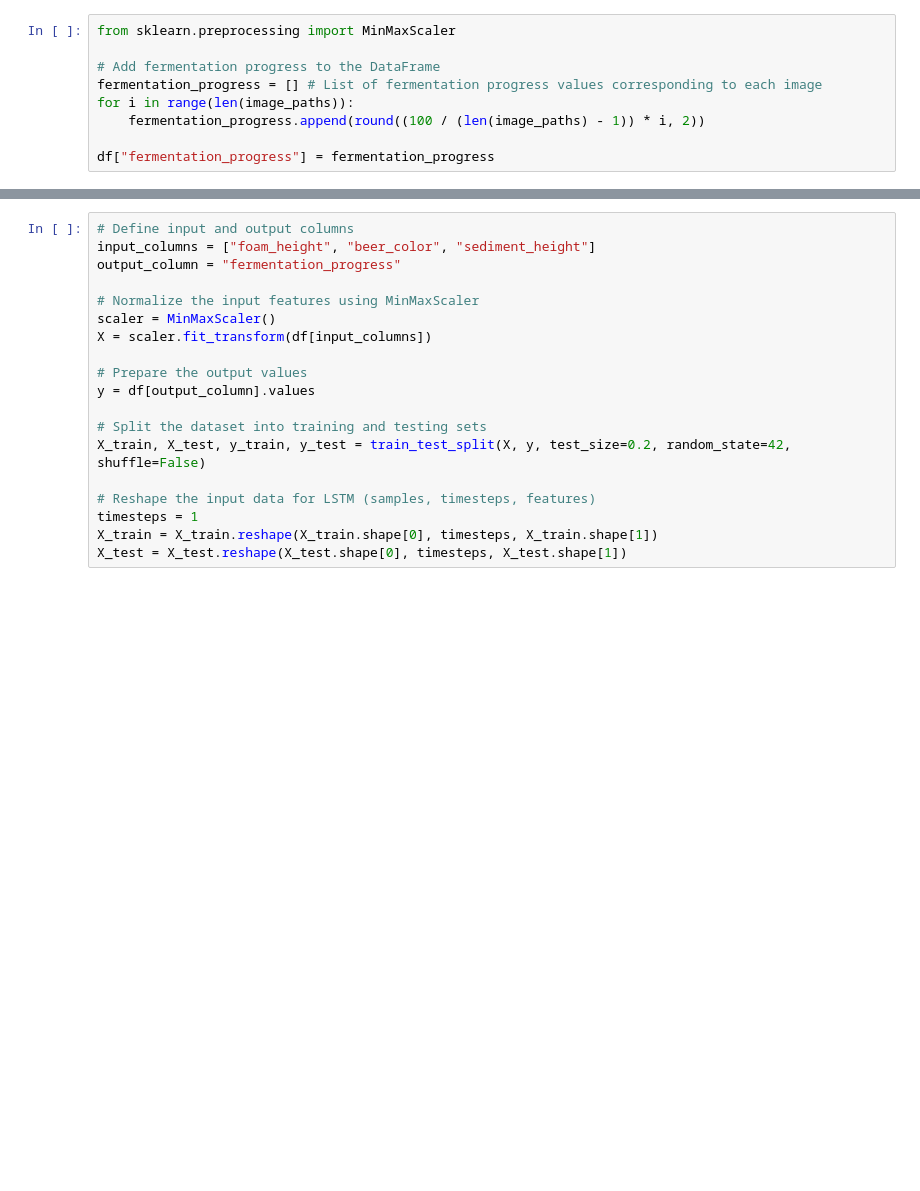
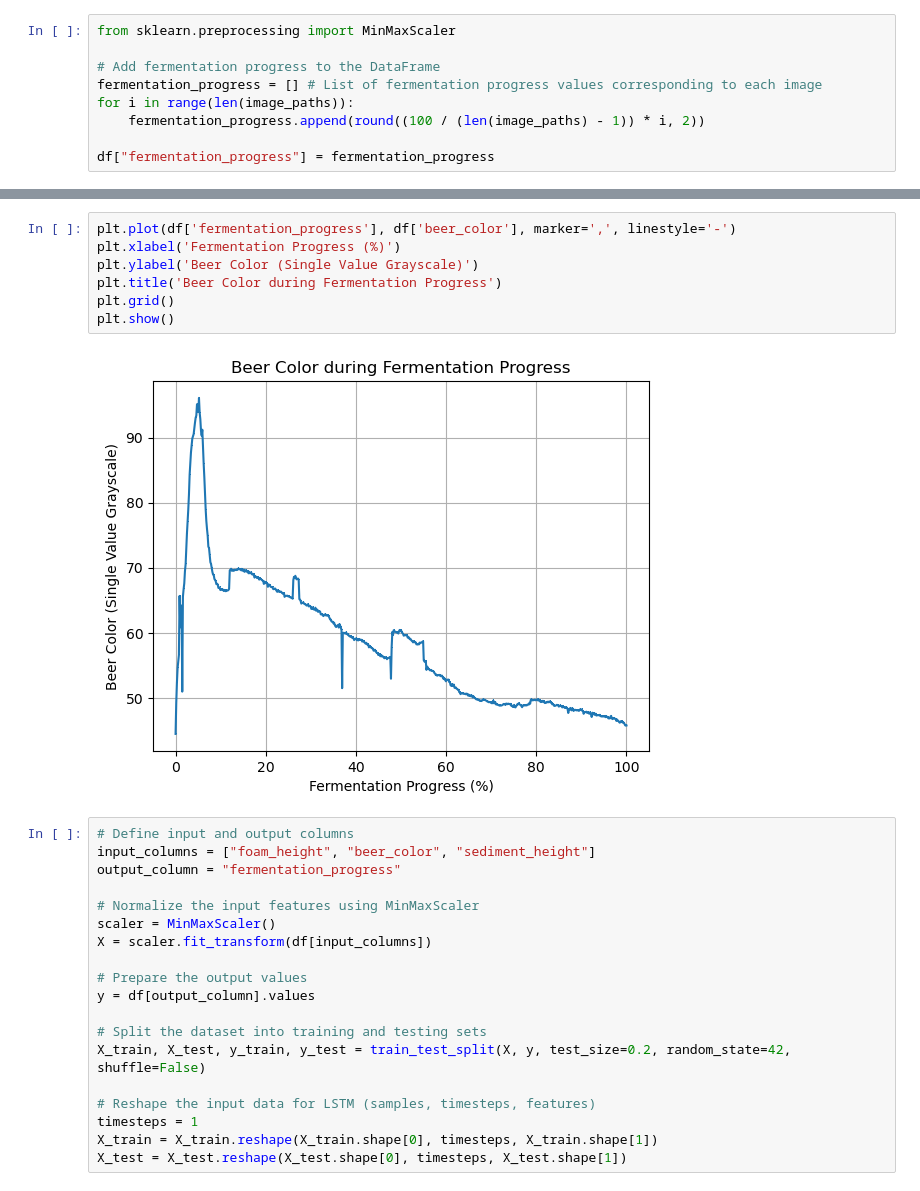
Before and after one commit to Thesis23/Notebook, a Jupyter notebook: BeerImageProcessing.ipynb, the cells around one changed output, grey strips where cells are left out. Cells and saved outputs as stored; diff of their text form; blank space fills up the shorter version.

```diff
--- a/BeerImageProcessing.ipynb
+++ b/BeerImageProcessing.ipynb
@@ -184,3 +184,12 @@ See Full Dataframe in Mito
+# %%
+plt.plot(df['fermentation_progress'], df['beer_color'], marker=',', linestyle='-')
+plt.xlabel('Fermentation Progress (%)')
+plt.ylabel('Beer Color (Single Value Grayscale)')
+plt.title('Beer Color during Fermentation Progress')
+plt.grid()
+plt.show()
+# %% [output]
+[figure, added]
 # %%
 # Define input and output columns
 input_columns = ["foam_height", "beer_color", "sediment_height"]
```
Also changed, not shown: parts of 4 cells of this notebook, 1 other file.
